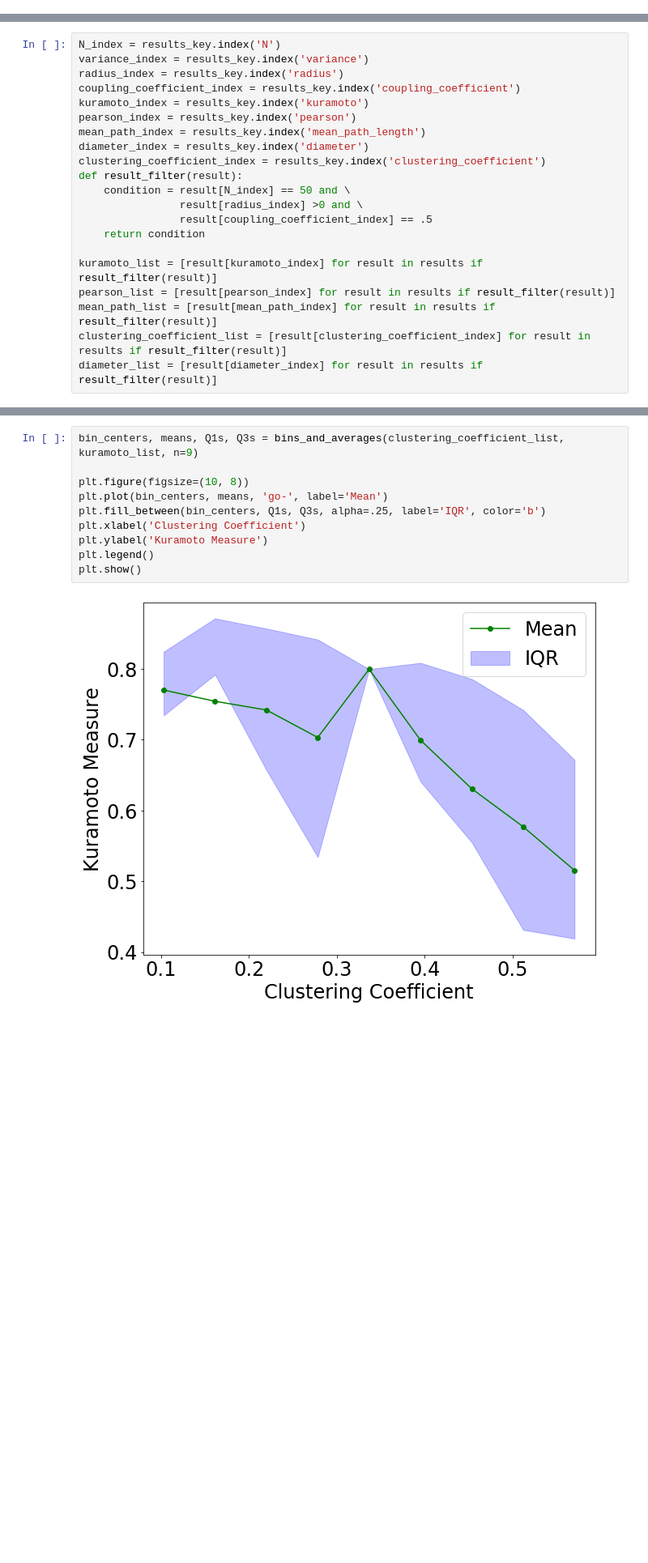
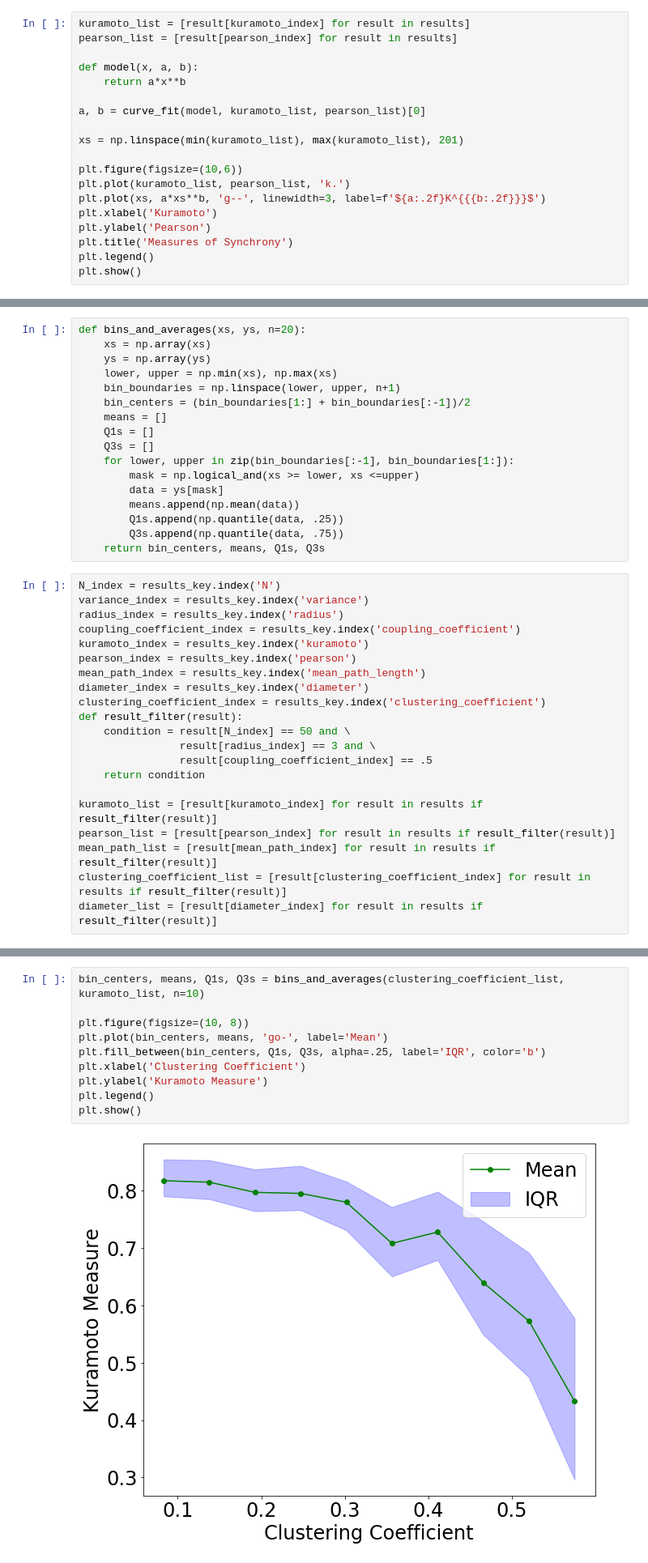
Before and after one commit to shawsa/CSCI_5352_Networks_Project, a Jupyter notebook: experiment02_ring_model.ipynb, the cells around one changed output, grey strips where cells are left out. Shown at 81% size. Drawn from its saved outputs; the diff is of its cells as text; blank space fills up the shorter version.

Commit message:
presentation figures

```diff
--- a/experiment02_ring_model.ipynb
+++ b/experiment02_ring_model.ipynb
@@ -317,0 +322,19 @@ def bins_and_averages(xs, ys, n=20):
+# %%
+kuramoto_list = [result[kuramoto_index] for result in results]
+pearson_list = [result[pearson_index] for result in results]
+
+def model(x, a, b):
+    return a*x**b
+
+a, b = curve_fit(model, kuramoto_list, pearson_list)[0]
+
+xs = np.linspace(min(kuramoto_list), max(kuramoto_list), 201)
+
+plt.figure(figsize=(10,6))
+plt.plot(kuramoto_list, pearson_list, 'k.')
+plt.plot(xs, a*xs**b, 'g--', linewidth=3, label=f'${a:.2f}K^{{{b:.2f}}}$')
+plt.xlabel('Kuramoto')
+plt.ylabel('Pearson')
+plt.title('Measures of Synchrony')
+plt.legend()
+plt.show()
@@ -318,3 +349,20 @@ def bins_and_averages(xs, ys, n=20):
+# %%
+def bins_and_averages(xs, ys, n=20):
+    xs = np.array(xs)
+    ys = np.array(ys)
+    lower, upper = np.min(xs), np.max(xs)
+    bin_boundaries = np.linspace(lower, upper, n+1)
+    bin_centers = (bin_boundaries[1:] + bin_boundaries[:-1])/2
+    means = []
+    Q1s = []
+    Q3s = []
+    for lower, upper in zip(bin_boundaries[:-1], bin_boundaries[1:]):
+        mask = np.logical_and(xs >= lower, xs <=upper)
+        data = ys[mask]
+        means.append(np.mean(data))
+        Q1s.append(np.quantile(data, .25))
+        Q3s.append(np.quantile(data, .75))
+    return bin_centers, means, Q1s, Q3s
 # %%
 N_index = results_key.index('N')
 variance_index = results_key.index('variance')
@@ -327,7 +375,7 @@ diameter_index = results_key.index('diameter')
 clustering_coefficient_index = results_key.index('clustering_coefficient')
 def result_filter(result):
     condition = result[N_index] == 50 and \
-                result[radius_index] >0 and \
+                result[radius_index] == 3 and \
                 result[coupling_coefficient_index] == .5
     return condition
 
@@ -363,12 +411,12 @@ plt.show()
 # %%
-bin_centers, means, Q1s, Q3s = bins_and_averages(clustering_coefficient_list, kuramoto_list, n=9)
+bin_centers, means, Q1s, Q3s = bins_and_averages(clustering_coefficient_list, kuramoto_list, n=10)
 
 plt.figure(figsize=(10, 8))
 plt.plot(bin_centers, means, 'go-', label='Mean')
 plt.fill_between(bin_centers, Q1s, Q3s, alpha=.25, label='IQR', color='b')
 plt.xlabel('Clustering Coefficient')
 plt.ylabel('Kuramoto Measure')
 plt.legend()
 plt.show()
 # %% [output]
-[figure, old version]
+[figure, new version]
```
Also changed, not shown: parts of 23 cells of this notebook, 4 other files.
